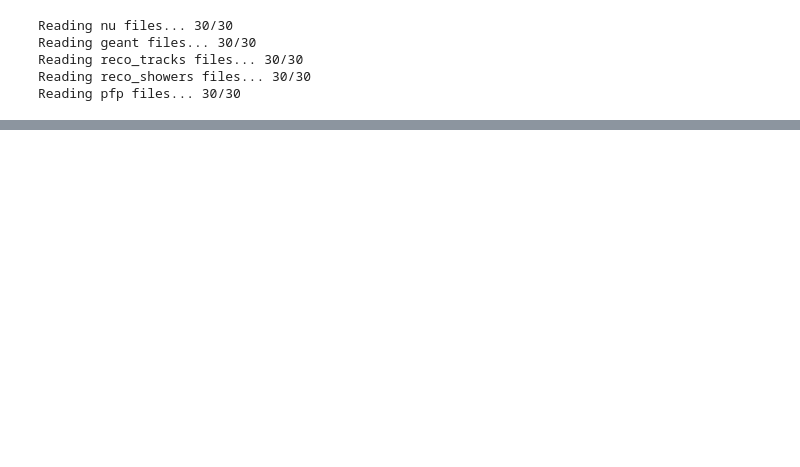
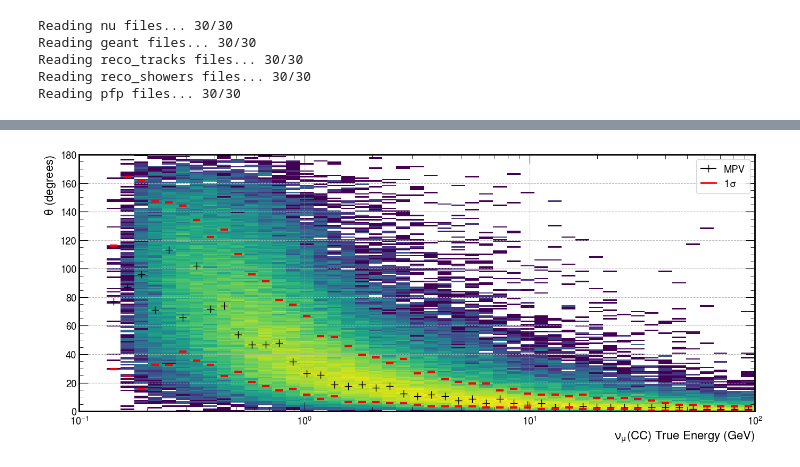
Before and after one commit to hvsouza/apc_atmo_repo, a Jupyter notebook: personal/Henrique/Analysis/atmo_50k_AV_2.5_random/angle_analysis_mc.ipynb, the cells around one changed output, grey strips where cells are left out. Saved outputs shown, nothing was run; the diff lists cells and outputs as text; code cells hidden in the pictures; blank space fills up the shorter version.

```diff
--- a/personal/Henrique/Analysis/atmo_50k_AV_2.5_random/angle_analysis_mc.ipynb
+++ b/personal/Henrique/Analysis/atmo_50k_AV_2.5_random/angle_analysis_mc.ipynb
@@ -215,3 +263,43 @@ fig, x, y = plot_by_energy(bins=bins,df=q_mu_proton,variables=['angle_diff_t'],l
+# %%
+def plot_angle_vs_energy2D(df:pl.DataFrame, binsx, binsy, angle_var):
+    plt.hist2d(df['enu_truth'], df[angle_var], bins=[binsx, binsy], norm='log');
+    plt.xscale('log')
+    from scipy.stats import binned_statistic_2d
+
+    H, edgex, edgey, binnumber = binned_statistic_2d(df['enu_truth'], df[angle_var],None,'count', bins=(binsx,binsy))
+    edxwidth = (edgex[1:]-edgex[:-1])/2
+    edywidth = (edgey[1:]-edgey[:-1])/2
+    edxcenter = edgex[:-1] + edxwidth
+    edycenter = edgey[:-1] + edywidth
+    for i in range(len(H)):
+        if max(H[i,:]) > 1:
+            hist_cred =  get1Dcred(H[i,:], 0.68)
+            min_cred = 0
+            max_cred = 0
+            mode_cred = 0
+            if len(hist_cred)!=0:
+                min_cred = min(hist_cred)
+                max_cred = max(hist_cred)
+                mode_cred = hist_cred[0]
+            plt.plot(edxcenter[i], edycenter[mode_cred], '+', mew=1, markersize=10, color='black')
+            plt.plot(edxcenter[i], edycenter[min_cred], '_', mew=3, markersize=10, color='red')
+            plt.plot(edxcenter[i], edycenter[max_cred], '_', mew=3, markersize=10, color='red')
+        else:
+            pass
+
+    custom_label = [
+        plt.Line2D([0],[0], color='black',marker='+', markersize=10, mew=1, label='MPV'),
+        plt.Line2D([0],[0],lw=2, color='red',  label=r'1$\sigma$'),
+        ]
+    plt.legend(frameon=True, handles=custom_label)
+    plt.xlabel(r'$\nu_\mu$(CC) True Energy (GeV)')
+    plt.ylabel(r'$\theta$ (degrees)')
+
+binsx=np.logspace(-1,2, 50)
+binsy=np.linspace(0,180, 180)
+plot_angle_vs_energy2D(q, binsx, binsy, 'angle_diff')
+# %% [output]
+[figure, added]
 # %%
 q3 = df.groupby(['subrun', 'event']).agg(
     pl.col('nu_dcosx_truth').first().alias('nu_dcostx_truth'),
```
Also changed, not shown: parts of 9 cells of this notebook, 6 other files.
